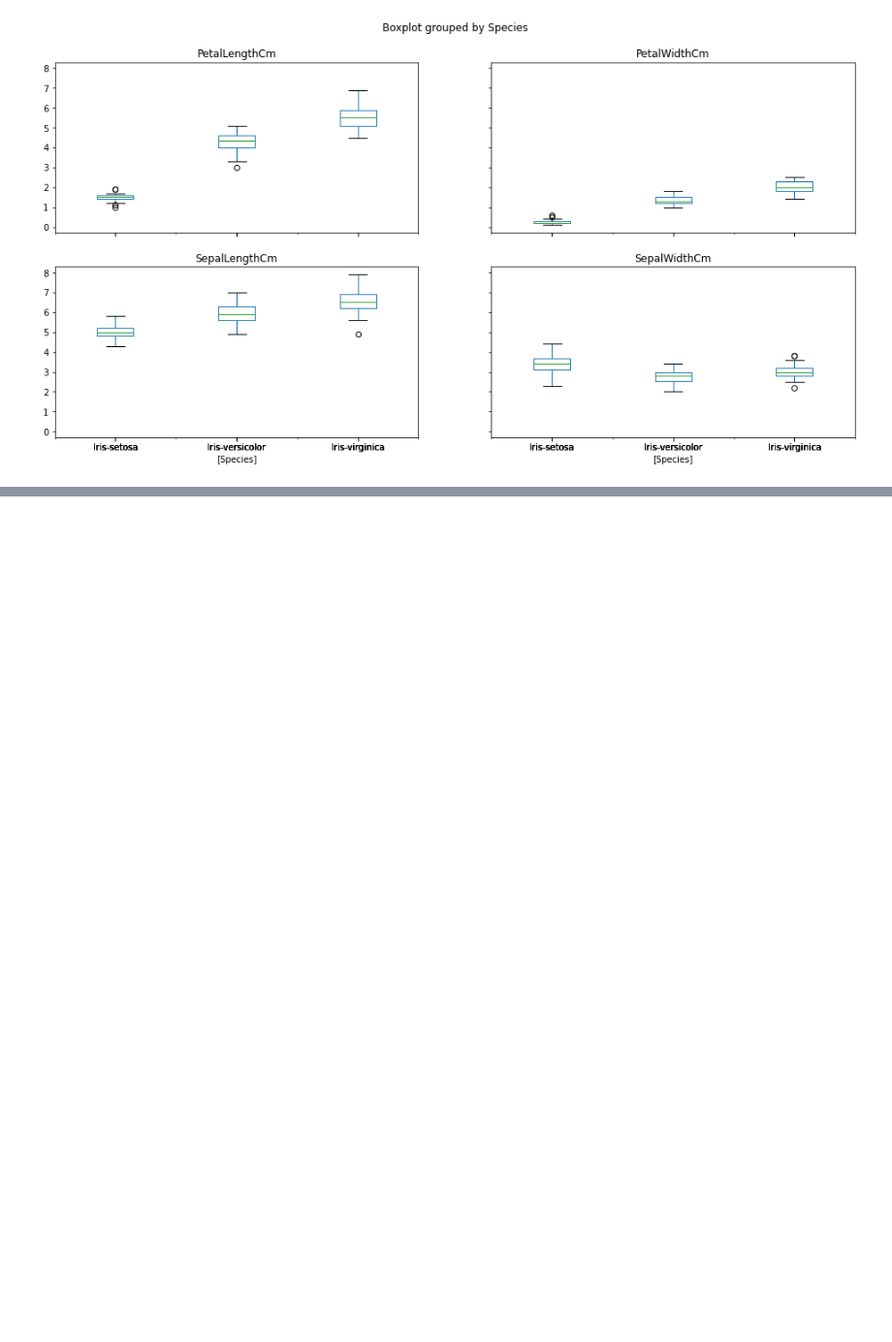
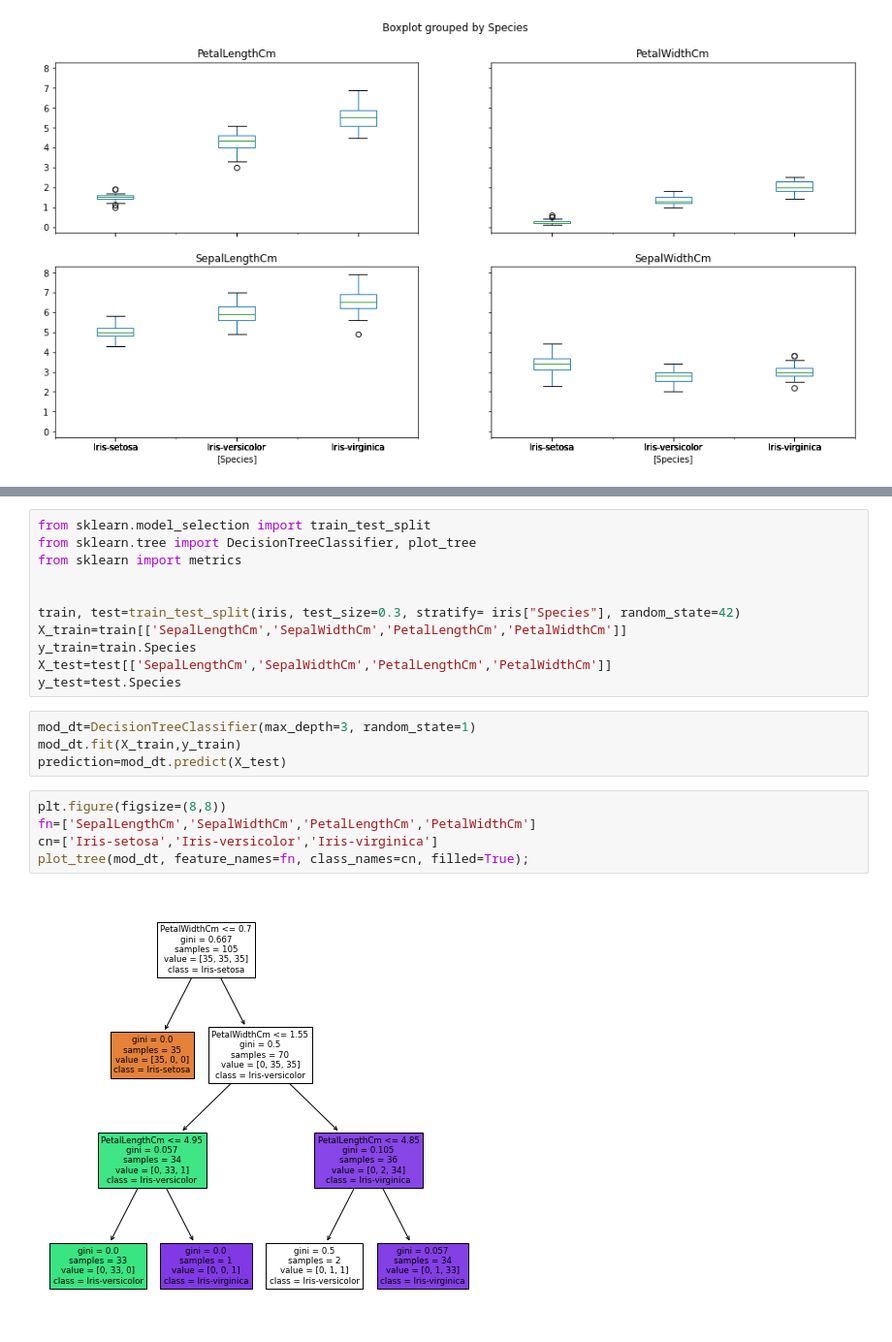
Before and after one commit to iData1011/data-analysis-projects, a Jupyter notebook: EDA-iris/Iris-data-analysis.ipynb, the cells around one changed output, grey strips where cells are left out. Shown at 97% size. Saved outputs shown, nothing was run; the diff lists cells and outputs as text; blank space fills up the shorter version.

```diff
--- a/EDA-iris/Iris-data-analysis.ipynb
+++ b/EDA-iris/Iris-data-analysis.ipynb
@@ -69,0 +81,22 @@ sns.pairplot(iris.drop("Id", axis=1))
+# %%
+from sklearn.model_selection import train_test_split
+from sklearn.tree import DecisionTreeClassifier, plot_tree
+from sklearn import metrics
+
+
+train, test=train_test_split(iris, test_size=0.3, stratify= iris["Species"], random_state=42)
+X_train=train[['SepalLengthCm','SepalWidthCm','PetalLengthCm','PetalWidthCm']]
+y_train=train.Species
+X_test=test[['SepalLengthCm','SepalWidthCm','PetalLengthCm','PetalWidthCm']]
+y_test=test.Species
+# %%
+mod_dt=DecisionTreeClassifier(max_depth=3, random_state=1)
+mod_dt.fit(X_train,y_train)
+prediction=mod_dt.predict(X_test)
+# %%
+plt.figure(figsize=(8,8))
+fn=['SepalLengthCm','SepalWidthCm','PetalLengthCm','PetalWidthCm']
+cn=['Iris-setosa','Iris-versicolor','Iris-virginica']
+plot_tree(mod_dt, feature_names=fn, class_names=cn, filled=True);
+# %% [output]
+[figure, added]
```
Also changed, not shown: parts of 3 cells of this notebook.
